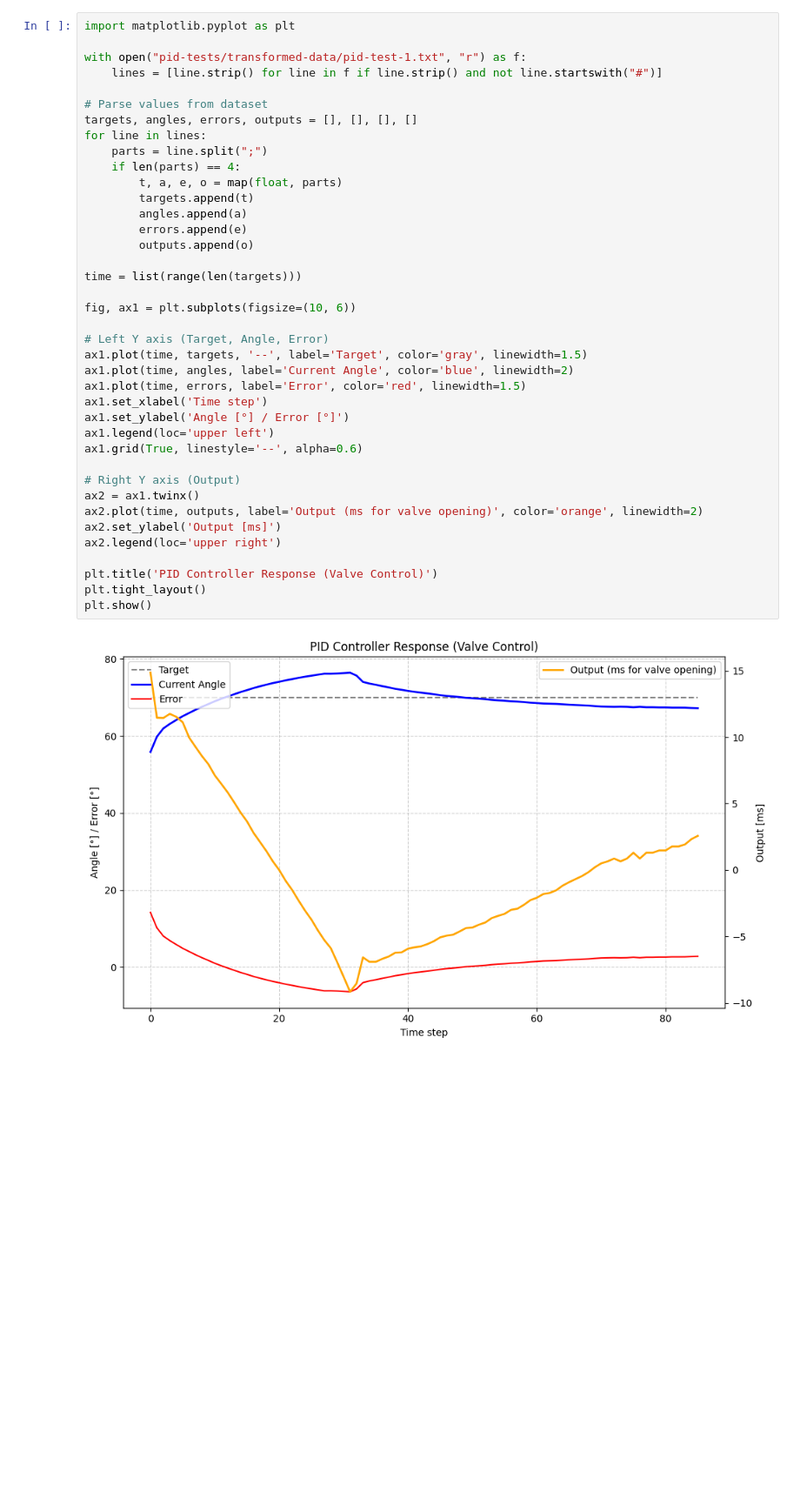
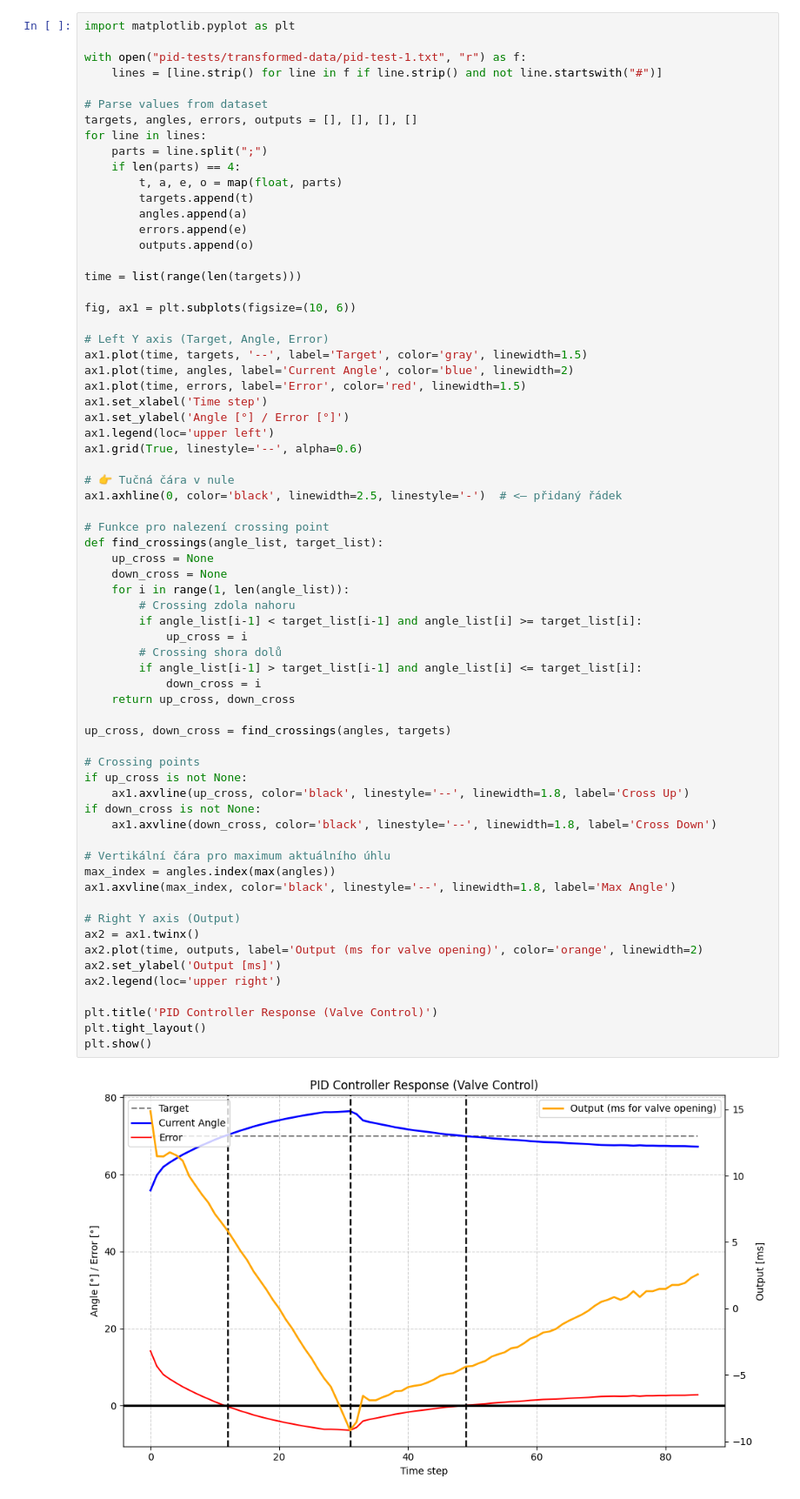
Before and after one commit to matousek11/exoskeleton-charts, a Jupyter notebook: pid-algorithm-tuning.ipynb, the cells around one changed output. Shown at 87% size. Cells and saved outputs as stored; diff of their text form; blank space fills up the shorter version.

```diff
--- a/pid-algorithm-tuning.ipynb
+++ b/pid-algorithm-tuning.ipynb
@@ -11,31 +25,59 @@ for line in lines:
     if len(parts) == 4:
         t, a, e, o = map(float, parts)
         targets.append(t)
         angles.append(a)
         errors.append(e)
         outputs.append(o)
 
 time = list(range(len(targets)))
 
 fig, ax1 = plt.subplots(figsize=(10, 6))
 
 # Left Y axis (Target, Angle, Error)
 ax1.plot(time, targets, '--', label='Target', color='gray', linewidth=1.5)
 ax1.plot(time, angles, label='Current Angle', color='blue', linewidth=2)
 ax1.plot(time, errors, label='Error', color='red', linewidth=1.5)
 ax1.set_xlabel('Time step')
 ax1.set_ylabel('Angle [°] / Error [°]')
 ax1.legend(loc='upper left')
 ax1.grid(True, linestyle='--', alpha=0.6)
 
+# 👉 Tučná čára v nule
+ax1.axhline(0, color='black', linewidth=2.5, linestyle='-')  # <— přidaný řádek
+
+# Funkce pro nalezení crossing point
+def find_crossings(angle_list, target_list):
+    up_cross = None
+    down_cross = None
+    for i in range(1, len(angle_list)):
+        # Crossing zdola nahoru
+        if angle_list[i-1] < target_list[i-1] and angle_list[i] >= target_list[i]:
+            up_cross = i
+        # Crossing shora dolů
+        if angle_list[i-1] > target_list[i-1] and angle_list[i] <= target_list[i]:
+            down_cross = i
+    return up_cross, down_cross
+
+up_cross, down_cross = find_crossings(angles, targets)
+
+# Crossing points
+if up_cross is not None:
+    ax1.axvline(up_cross, color='black', linestyle='--', linewidth=1.8, label='Cross Up')
+if down_cross is not None:
+    ax1.axvline(down_cross, color='black', linestyle='--', linewidth=1.8, label='Cross Down')
+
+# Vertikální čára pro maximum aktuálního úhlu
+max_index = angles.index(max(angles))
+ax1.axvline(max_index, color='black', linestyle='--', linewidth=1.8, label='Max Angle')
+
 # Right Y axis (Output)
 ax2 = ax1.twinx()
 ax2.plot(time, outputs, label='Output (ms for valve opening)', color='orange', linewidth=2)
 ax2.set_ylabel('Output [ms]')
 ax2.legend(loc='upper right')
 
 plt.title('PID Controller Response (Valve Control)')
 plt.tight_layout()
 plt.show()
 # %% [output]
-[figure, old version]
+[figure, new version]
```
Also changed, not shown: parts of 2 cells of this notebook.
